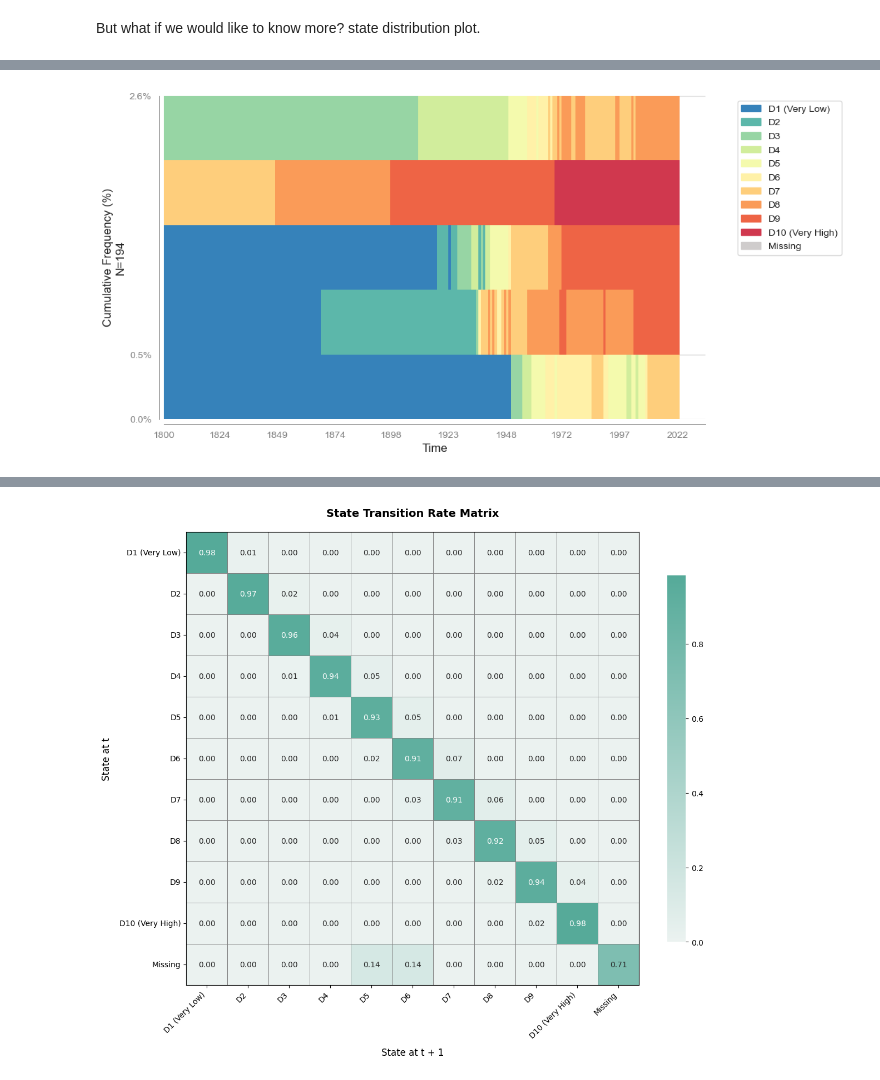
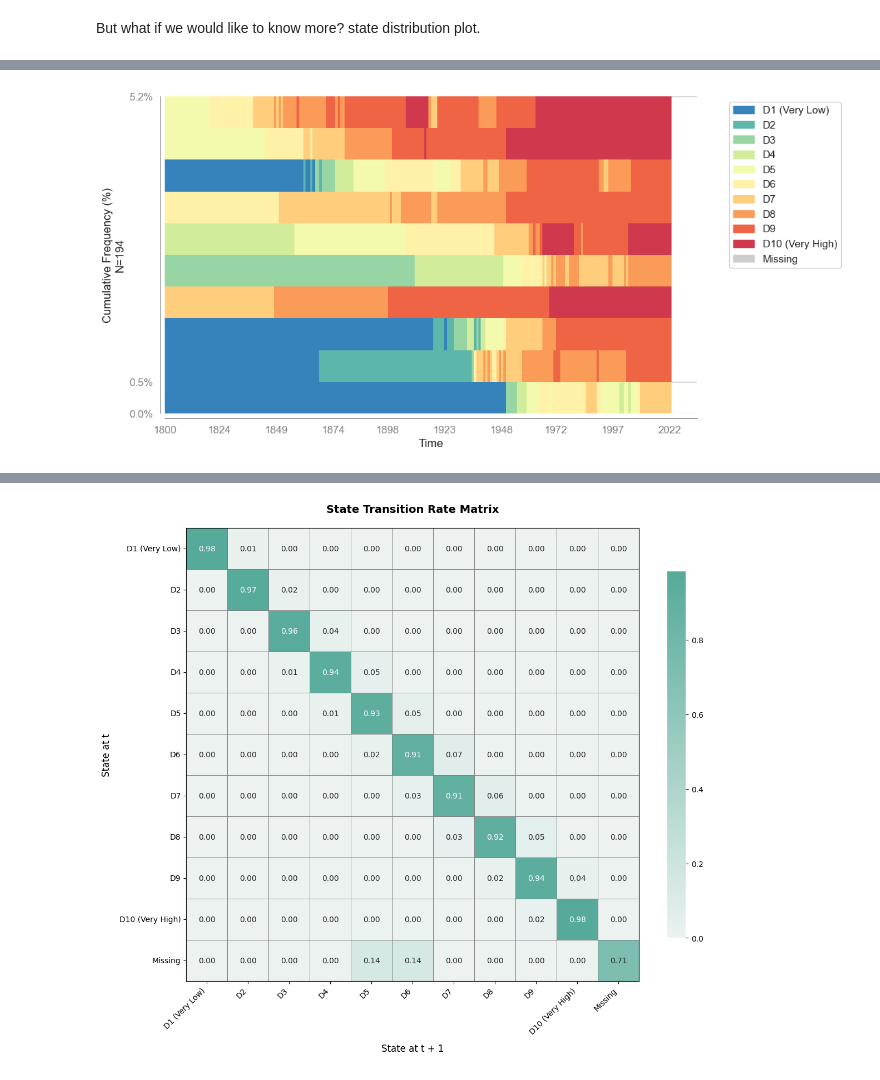
Before and after one commit to Liang-Team/Sequenzo, a Jupyter notebook: Tutorials/01_quickstart.ipynb, the cells around one changed output, grey strips where cells are left out. Drawn from its saved outputs; the diff is of its cells as text; code cells hidden in the pictures.

```diff
--- a/Tutorials/01_quickstart.ipynb
+++ b/Tutorials/01_quickstart.ipynb
@@ -150,9 +152,9 @@ sequence_data.plot_legend(
 # %%
 # Note: `plot_most_frequent_sequences` does not divide frequencies evenly; it’s just that in the CO2 dataset, the top-5 sequences happen to have similar frequencies.
 
-plot_most_frequent_sequences(sequence_data, top_n=5)
+plot_most_frequent_sequences(sequence_data, top_n=10)
 # %% [output]
-[figure, old version]
+[figure, new version]
 # %%
 plot_mean_time(sequence_data,
                # save_as='mean_time'
```
Also changed, not shown: parts of 11 cells of this notebook, 2 other files.
